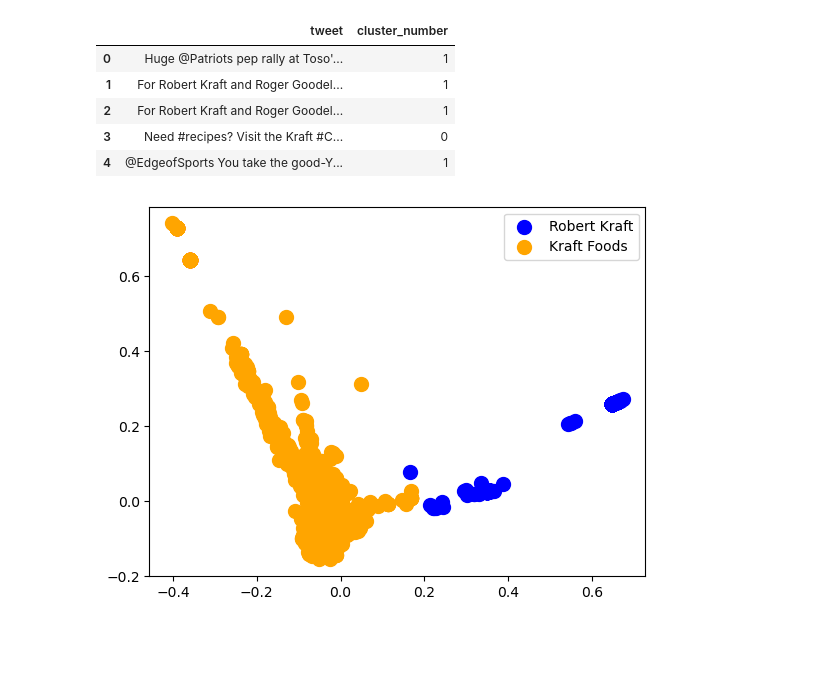
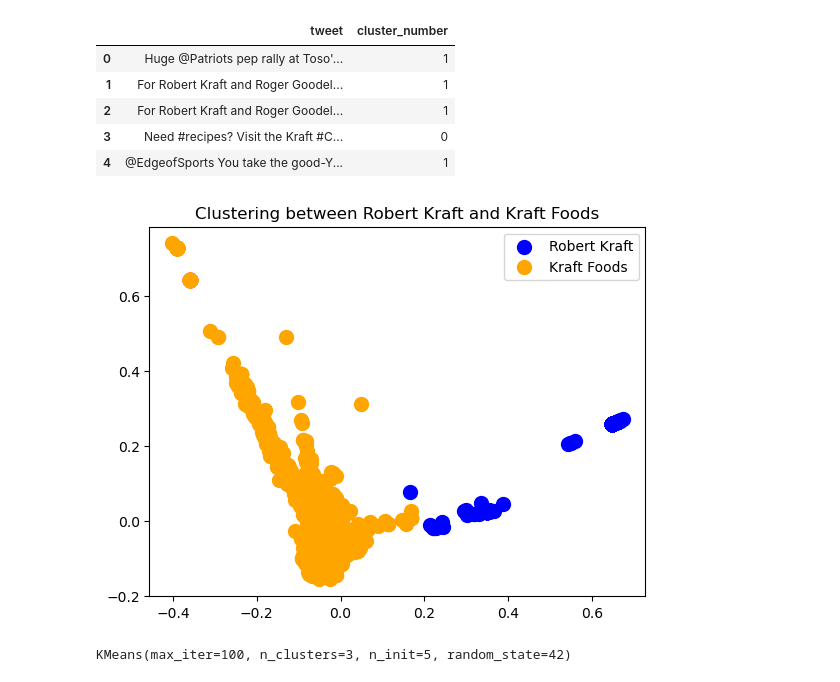
Before and after one commit to matthewjchin/krafttweetsanalysis, a Jupyter notebook: final_project.ipynb, the cells around one changed output. Cells and saved outputs as stored; diff of their text form; code cells hidden in the pictures; blank space fills up the shorter version.

Commit message:
Added new models testing

```diff
--- a/final_project.ipynb
+++ b/final_project.ipynb
@@ -367,14 +342,29 @@ clusters_df.head()
 | 3 | Need #recipes? Visit the Kraft #C... | 0 |
 | 4 | @EdgeofSports You take the good-Y... | 1 |
 # %%
-# Visualize results
+# Visualize results of tweets and findings between Robert Kraft and Kraft Foods
 
 colors = ['blue', 'orange']
 categories = ['Robert Kraft', 'Kraft Foods']
 for i in range(count_clusters):
     plt.scatter(model_res[kmeans.labels_ == i, 0],
                 model_res[kmeans.labels_ == i, 1], s=100, color=colors[i])
 plt.legend(categories)
+plt.title("Clustering between Robert Kraft and Kraft Foods")
 plt.show()
 # %% [output]
-[figure, old version]
+[figure, new version]
+# %%
+count_clusters = 3
+
+vector = TfidfVectorizer(stop_words='english')
+
+tweets_vector = vector.fit_transform(arr_text)
+
+pca_model = PCA(n_components=count_clusters)
+model_res = pca_model.fit_transform(tweets_vector.toarray())
+
+kmeans = KMeans(n_clusters=count_clusters, n_init=5, max_iter=100, random_state=42)
+kmeans.fit(tweets_vector)
+# %% [output]
+KMeans(max_iter=100, n_clusters=3, n_init=5, random_state=42)
```
Also changed, not shown: parts of 5 cells of this notebook.
